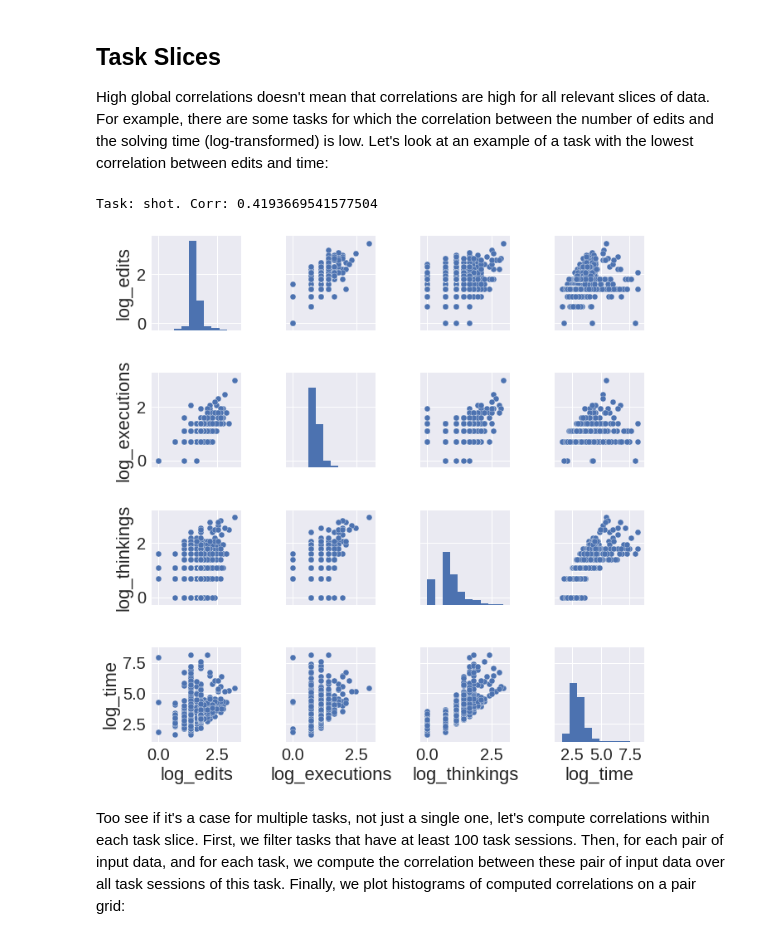
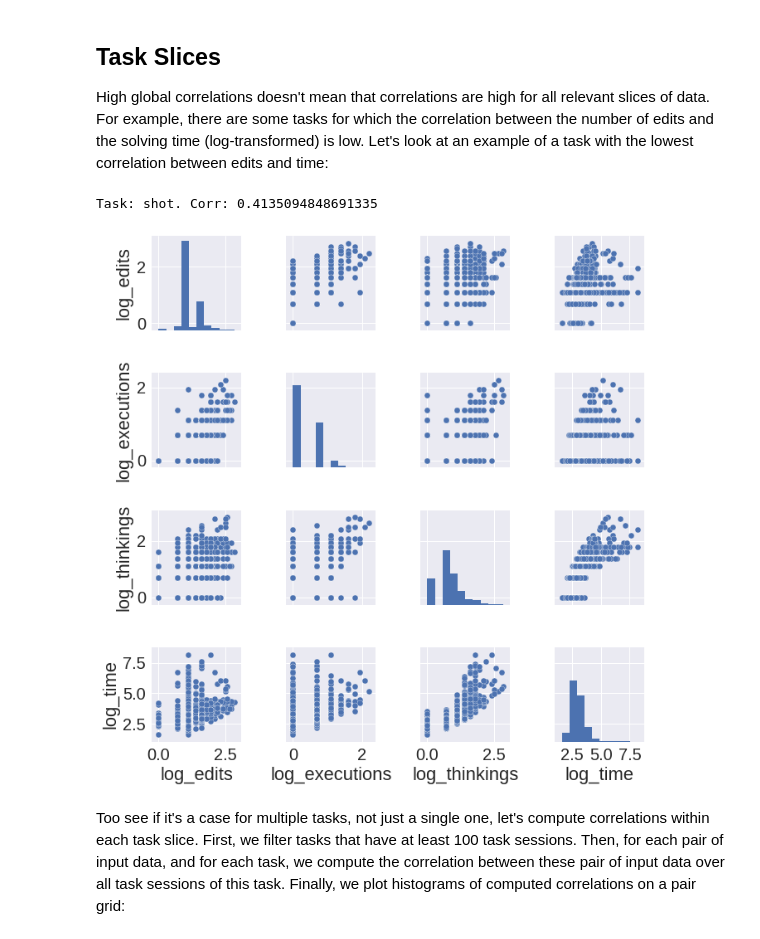
Before and after one commit to adaptive-learning/adaptive-learning-research, a Jupyter notebook: analysis/performance/input_data_correlation.ipynb, the cells around one changed output. Drawn from its saved outputs; the diff is of its cells as text; code cells hidden in the pictures.

Commit message:
Fix performance input data analysis to only use successful task sessions

```diff
--- a/analysis/performance/input_data_correlation.ipynb
+++ b/analysis/performance/input_data_correlation.ipynb
@@ -72,8 +70,8 @@ def load(name):
 # %%
 tasks = load('tasks')
 ts = load('task_sessions')
-# Only consider sessions with an interaction.
-ts = ts[ts.time_spent > 0]
+# Filter solved task sessions.
+ts = ts.query('solved')
 # Set maximum spent time to 1h.
 ts.time_spent = ts.time_spent.clip_upper(60 * 60)
 print('Number of task session:', len(ts))
@@ -82,5 +80,7 @@ Number of task session: 57916
 # %%
 snapshots = load('program_snapshots')
+# Filter snapshots of solved task sessions.
+snapshots = snapshots[snapshots.task_session.isin(ts.index)]
 edits = snapshots[snapshots.granularity == 'edit']
 executions = snapshots[snapshots.granularity == 'execution']
 print('Number of snapshots:', len(snapshots))
@@ -96,11 +96,9 @@ Number of snapshots: 967745
 
 # Number of edits and executions for each task session.
 ts['edits'] = edits.groupby('task_session').program.count()
-ts.edits = ts.edits.fillna(0)
+ts.edits = ts.edits.clip_lower(1).fillna(1)
 ts['executions'] = executions.groupby('task_session').program.count()
-ts.executions = ts.executions.fillna(0)
-
-
+ts.executions = ts.executions.clip_lower(1).fillna(1)
 
 # Extra-thinking actions. Motivation here is to account for the time
 # student spends on extra thinking without building the program,
@@ -126,8 +124,8 @@ ts['thinkings'] = snapshots.groupby('task_session').thinkings.sum()
 
 # Precompute log-transformed features.
 ts['log_time'] = ts.time_spent.apply(np.log)
-ts['log_edits'] = (ts.edits + 1).apply(np.log)
-ts['log_executions'] = (ts.executions + 1).apply(np.log)
+ts['log_edits'] = ts.edits.apply(np.log)
+ts['log_executions'] = ts.executions.apply(np.log)
 ts['log_thinkings'] = (ts.thinkings + 1).apply(np.log) # Not clear if it makes sense (this is already a sum of log-and-capped times).
 
 ts = ts.join(tasks, on='task')
@@ -232,17 +237,22 @@ Correlations: original features
 High global correlations doesn't mean that correlations are high for all relevant slices of data. For example, there are some tasks for which the correlation between the number of edits and the solving time (log-transformed) is low. Let's look at an example of a task with the lowest correlation between edits and time:
 # %%
 #@title Relationships between features for a specific task.
+# Only consider tasks with at least 100 task sessions (there are 63 of them).
+# TODO: Find a more elegant way how to do that.
+tasks_filtered = ts.groupby('task').task.count() >= 100
+ts_filtered = ts.join(tasks_filtered.to_frame(name='filtered'), on='task').query('filtered')
+
 # Find the task with the lowest correlation.
-tasks_corrs = ts.groupby('task').apply(lambda g: g.log_edits.corr(g.log_time))
+tasks_corrs = ts_filtered.groupby('task').apply(lambda g: g.log_edits.corr(g.log_time))
 tasks_corrs_sorted = tasks_corrs.sort_values()
 task_id = tasks_corrs_sorted.index[0]
 name = tasks.loc[task_id]['name']
 corr = tasks_corrs.loc[task_id]
 print(f'Task: {name}. Corr: {corr}')
 g = sns.pairplot(ts[ts.task == task_id], vars=LOG_FEATURES)
 # %% [output]
-Task: shot. Corr: 0.4193669541577504
+Task: shot. Corr: 0.4135094848691335
-[figure, old version]
+[figure, new version]
 # %% [markdown]
 Too see if it's a case for multiple tasks, not just a single one, let's compute correlations within each task slice. First, we filter tasks that have at least 100 task sessions. Then, for each pair of input data, and for each task, we compute the correlation between these pair of input data over all task sessions of this task. Finally, we plot histograms of computed correlations on a pair grid:
 # %%
```
Also changed, not shown: parts of 16 cells of this notebook.
